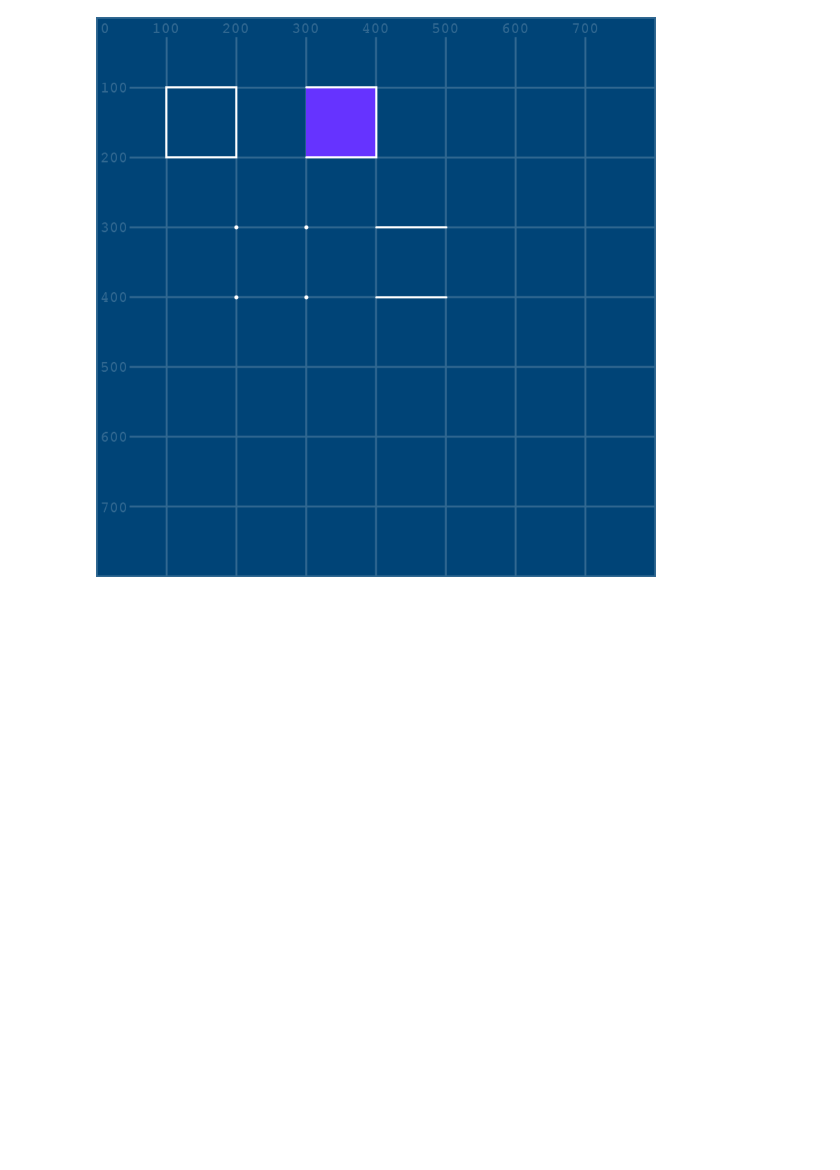
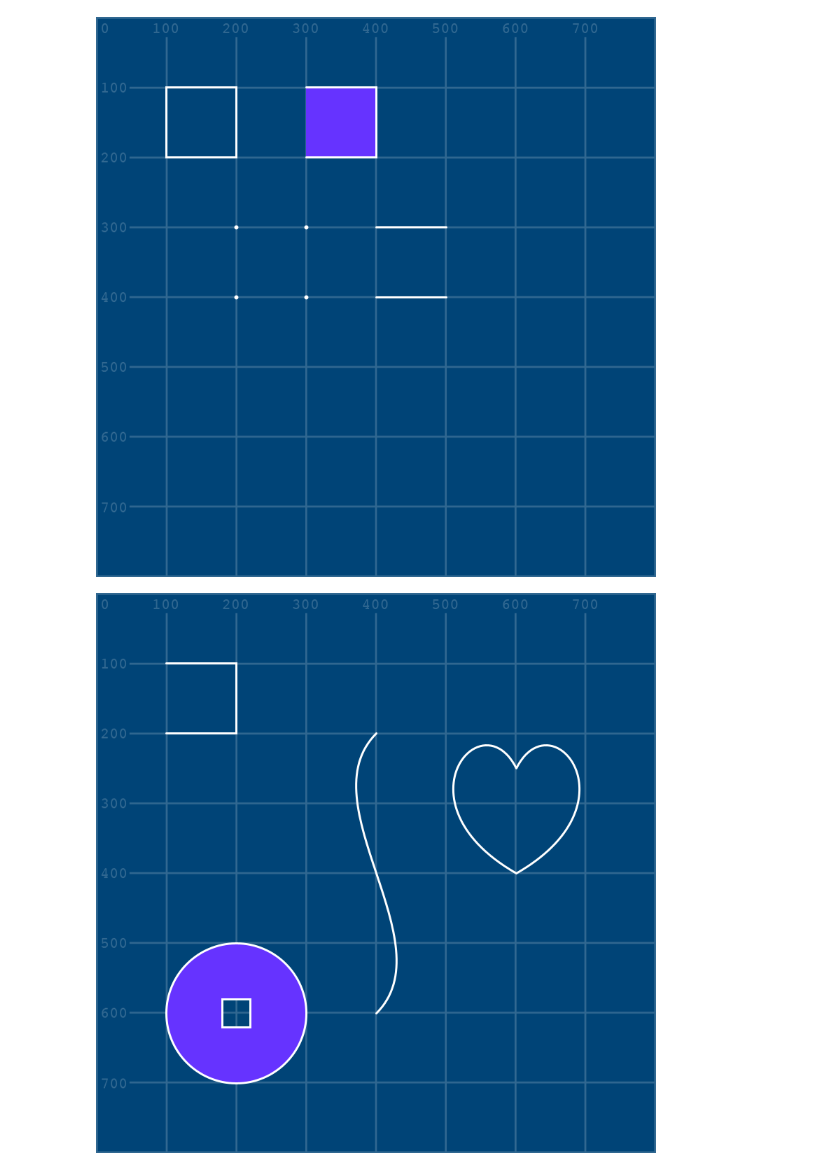
Before and after one commit to lorenaaxbastos/learning_py5, a Jupyter notebook: Basics/complex_custom_shapes_in_py5.ipynb, the cells around one changed output. Saved outputs shown, nothing was run; the diff lists cells and outputs as text; code cells hidden in the pictures; blank space fills up the shorter version.

Commit message:
complex shapes challenges - beziers and apple logo

```diff
--- a/Basics/complex_custom_shapes_in_py5.ipynb
+++ b/Basics/complex_custom_shapes_in_py5.ipynb
@@ -171,3 +171,69 @@ vertex(400, 400)
 end_shape()
 # %% [output]
 [figure]
+# %%
+size(800, 800)
+grid = load_image("grid.png")
+image(grid, 0, 0)
+no_fill()
+stroke("#fff")
+stroke_weight(3)
+
+"""
+bezierVertex(control_point_1_x, control_point_1_y,
+             control_point_2_x, control_point_2_y,
+             vertex_point_2_x, vertex_point_2_y)
+"""
+
+# S-bend
+begin_shape()
+vertex(400, 200)
+bezier_vertex(
+    300, 300,
+    500, 500,
+    400, 600
+)
+end_shape()
+
+# heart
+begin_shape()
+vertex(600, 250)
+bezier_vertex(
+    650, 150,
+    775, 300,
+    600, 400
+)
+bezier_vertex(
+    425, 300,
+    550, 150,
+    600, 250
+)
+end_shape()
+
+# chinese coin
+fill("#6633ff")
+begin_shape()
+vertex(200, 500)
+bezier_vertex(255, 500, 300, 545, 300, 600)
+bezier_vertex(300, 655, 255, 700, 200, 700)
+bezier_vertex(145, 700, 100, 655, 100, 600)
+bezier_vertex(100, 545, 145, 500, 200, 500)
+begin_contour()
+vertex(180, 580)
+vertex(180, 620)
+vertex(220, 620)
+vertex(220, 580)
+vertex(180, 580)
+end_contour()
+end_shape()
+
+# flipped squared C
+no_fill()
+begin_shape()
+vertex(100, 100)
+vertex(200, 100)
+vertex(200, 200)
+vertex(100, 200)
+end_shape()
+# %% [output]
+[figure, added]
```
Also changed, not shown: parts of 2 cells of this notebook, 3 other files.
